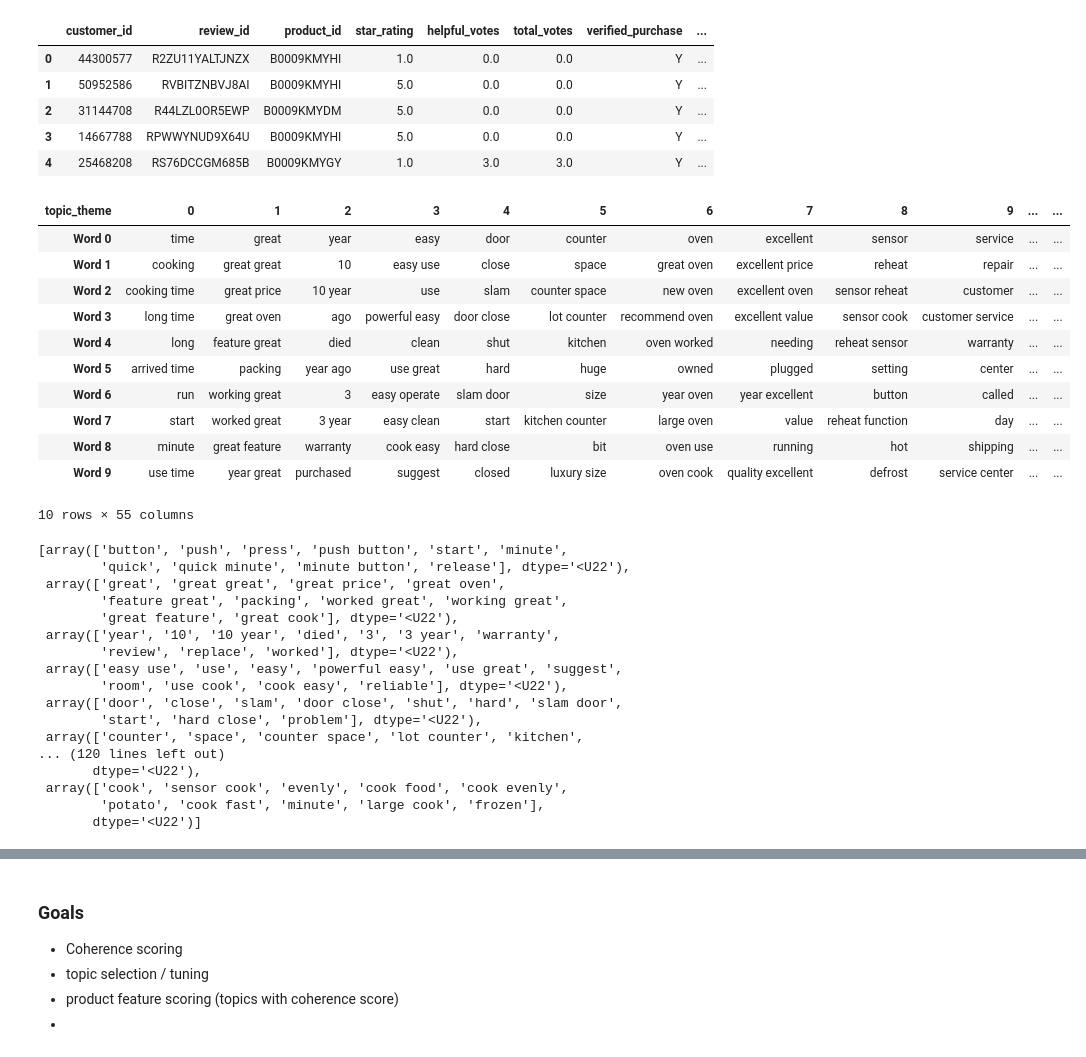
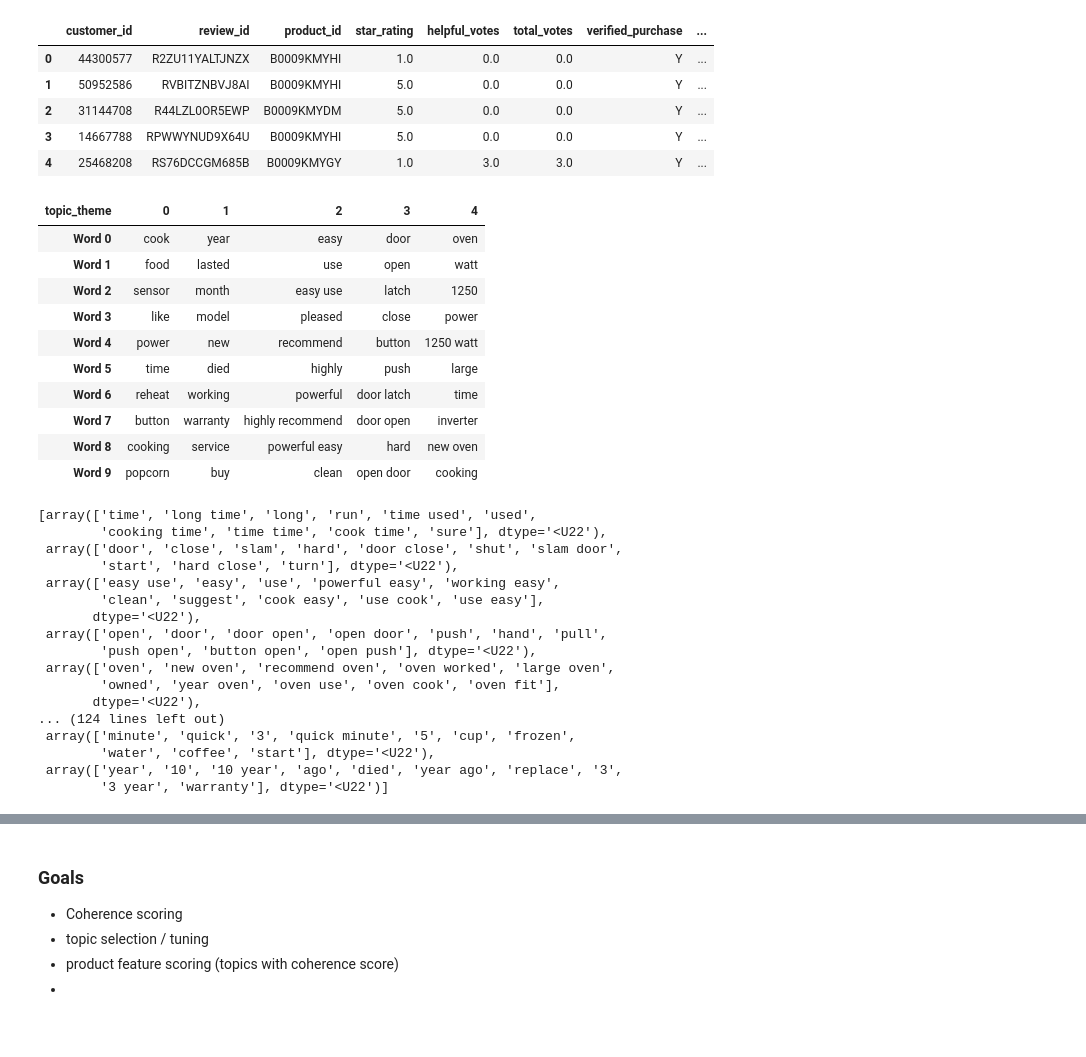
Before and after one commit to GrilledJeez/amazon_product_feature_analysis, a Jupyter notebook: modeling.ipynb, the cells around one changed output, grey strips where cells are left out. Drawn from its saved outputs; the diff is of its cells as text; code cells hidden in the pictures.

```diff
--- a/modeling.ipynb
+++ b/modeling.ipynb
@@ -132,6 +132,7 @@ keep_words = ['not', 'ain', 'aren', "aren't", 'couldn', "couldn't",
               'wasn', "wasn't", 'weren', "weren't", 'won', "won't",
               'wouldn', "wouldn't", 'fire', 'off']
 # %%
+test_stop_words = ['great', 'excellent', '1', '2', 'feature', 'nice', 'old']
 review_stop_words = ['panasonic', 'really', 'husband', 'thanks', 'thank', 'ha',
               'just', 'thing', 'did', 'nn', 'wa', 'yr', 'u', 'say', 'doe',
               'mom', 'christmas', 'gift', 'got', 'way', 'le', 'daughter',
@@ -146,6 +147,8 @@ for _ in text.ENGLISH_STOP_WORDS:
         pass
     else:
         review_stop_words.append(_)
+for _ in test_stop_words:
+    review_stop_words.append(_)
 # %%
 len(review_stop_words)
 # %% [output]
@@ -153,12 +156,10 @@ len(review_stop_words)
 # %%
-vectorizer = TfidfVectorizer(lowercase=True,
-                             tokenizer = lemmatize_text,
+vectorizer = TfidfVectorizer(tokenizer = lemmatize_text,
                              stop_words= review_stop_words,
                              max_features = 5000,
-                             min_df = 2,
-                             max_df = .85,
-                             ngram_range=(1, 2)
-#                              preprocessor=' '.join
+                             min_df = 3,
+                             max_df =  .85,
+                             ngram_range=(0, 2)
                             )
 # %%
 X = df['model_ready']
@@ -179,7 +180,7 @@ df.head()
 | 4 | 25468208 | RS76DCCGM685B | B0009KMYGY | 1.0 | 3.0 | 3.0 | Y | ... |
 # %%
 nmf = NMF(
-    n_components=55,
+    n_components=5,
     init='nndsvd'
 ).fit(X)
 
@@ -215,40 +216,39 @@ def topic_featuring(n_components=10, n_words=10):
     df_topic_keywords.set_index('topic_theme', inplace=True)
     return df_topic_keywords.T
 # %%
-topic_featuring(55, 10)
+topic_featuring(5, 10)
 # %% [output]
-| topic_theme | 0 | 1 | 2 | 3 | 4 | 5 | 6 | 7 | 8 | 9 | ... | ... |
-| Word 0 | time | great | year | easy | door | counter | oven | excellent | sensor | service | ... | ... |
-| Word 1 | cooking | great great | 10 | easy use | close | space | great oven | excellent price | reheat | repair | ... | ... |
-| Word 2 | cooking time | great price | 10 year | use | slam | counter space | new oven | excellent oven | sensor reheat | customer | ... | ... |
-| Word 3 | long time | great oven | ago | powerful easy | door close | lot counter | recommend oven | excellent value | sensor cook | customer service | ... | ... |
-| Word 4 | long | feature great | died | clean | shut | kitchen | oven worked | needing | reheat sensor | warranty | ... | ... |
-| Word 5 | arrived time | packing | year ago | use great | hard | huge | owned | plugged | setting | center | ... | ... |
-| Word 6 | run | working great | 3 | easy operate | slam door | size | year oven | year excellent | button | called | ... | ... |
-| Word 7 | start | worked great | 3 year | easy clean | start | kitchen counter | large oven | value | reheat function | day | ... | ... |
-| Word 8 | minute | great feature | warranty | cook easy | hard close | bit | oven use | running | hot | shipping | ... | ... |
-| Word 9 | use time | year great | purchased | suggest | closed | luxury size | oven cook | quality excellent | defrost | service center | ... | ... |
+| topic_theme | 0 | 1 | 2 | 3 | 4 |
+| Word 0 | cook | year | easy | door | oven |
+| Word 1 | food | lasted | use | open | watt |
+| Word 2 | sensor | month | easy use | latch | 1250 |
+| Word 3 | like | model | pleased | close | power |
+| Word 4 | power | new | recommend | button | 1250 watt |
+| Word 5 | time | died | highly | push | large |
+| Word 6 | reheat | working | powerful | door latch | time |
+| Word 7 | button | warranty | highly recommend | door open | inverter |
+| Word 8 | cooking | service | powerful easy | hard | new oven |
+| Word 9 | popcorn | buy | clean | open door | cooking |
-10 rows × 55 columns
 # %%
 show_topics(vectorizer=vectorizer, lda_model=nmf, n_words=10)
 # %% [output]
-[array(['button', 'push', 'press', 'push button', 'start', 'minute',
-        'quick', 'quick minute', 'minute button', 'release'], dtype='<U22'),
- array(['great', 'great great', 'great price', 'great oven',
-        'feature great', 'packing', 'worked great', 'working great',
-        'great feature', 'great cook'], dtype='<U22'),
- array(['year', '10', '10 year', 'died', '3', '3 year', 'warranty',
-        'review', 'replace', 'worked'], dtype='<U22'),
- array(['easy use', 'use', 'easy', 'powerful easy', 'use great', 'suggest',
-        'room', 'use cook', 'cook easy', 'reliable'], dtype='<U22'),
- array(['door', 'close', 'slam', 'door close', 'shut', 'hard', 'slam door',
-        'start', 'hard close', 'problem'], dtype='<U22'),
- array(['counter', 'space', 'counter space', 'lot counter', 'kitchen',
-... (120 lines left out)
+[array(['time', 'long time', 'long', 'run', 'time used', 'used',
+        'cooking time', 'time time', 'cook time', 'sure'], dtype='<U22'),
+ array(['door', 'close', 'slam', 'hard', 'door close', 'shut', 'slam door',
+        'start', 'hard close', 'turn'], dtype='<U22'),
+ array(['easy use', 'easy', 'use', 'powerful easy', 'working easy',
+        'clean', 'suggest', 'cook easy', 'use cook', 'use easy'],
        dtype='<U22'),
- array(['cook', 'sensor cook', 'evenly', 'cook food', 'cook evenly',
-        'potato', 'cook fast', 'minute', 'large cook', 'frozen'],
-       dtype='<U22')]
+ array(['open', 'door', 'door open', 'open door', 'push', 'hand', 'pull',
+        'push open', 'button open', 'open push'], dtype='<U22'),
+ array(['oven', 'new oven', 'recommend oven', 'oven worked', 'large oven',
+        'owned', 'year oven', 'oven use', 'oven cook', 'oven fit'],
+       dtype='<U22'),
+... (124 lines left out)
+ array(['minute', 'quick', '3', 'quick minute', '5', 'cup', 'frozen',
+        'water', 'coffee', 'start'], dtype='<U22'),
+ array(['year', '10', '10 year', 'ago', 'died', 'year ago', 'replace', '3',
+        '3 year', 'warranty'], dtype='<U22')]
 # %%
 df['token'] = df['model_ready'].apply(nltk.word_tokenize)
 # %%
```
Also changed, not shown: parts of 4 cells of this notebook.
